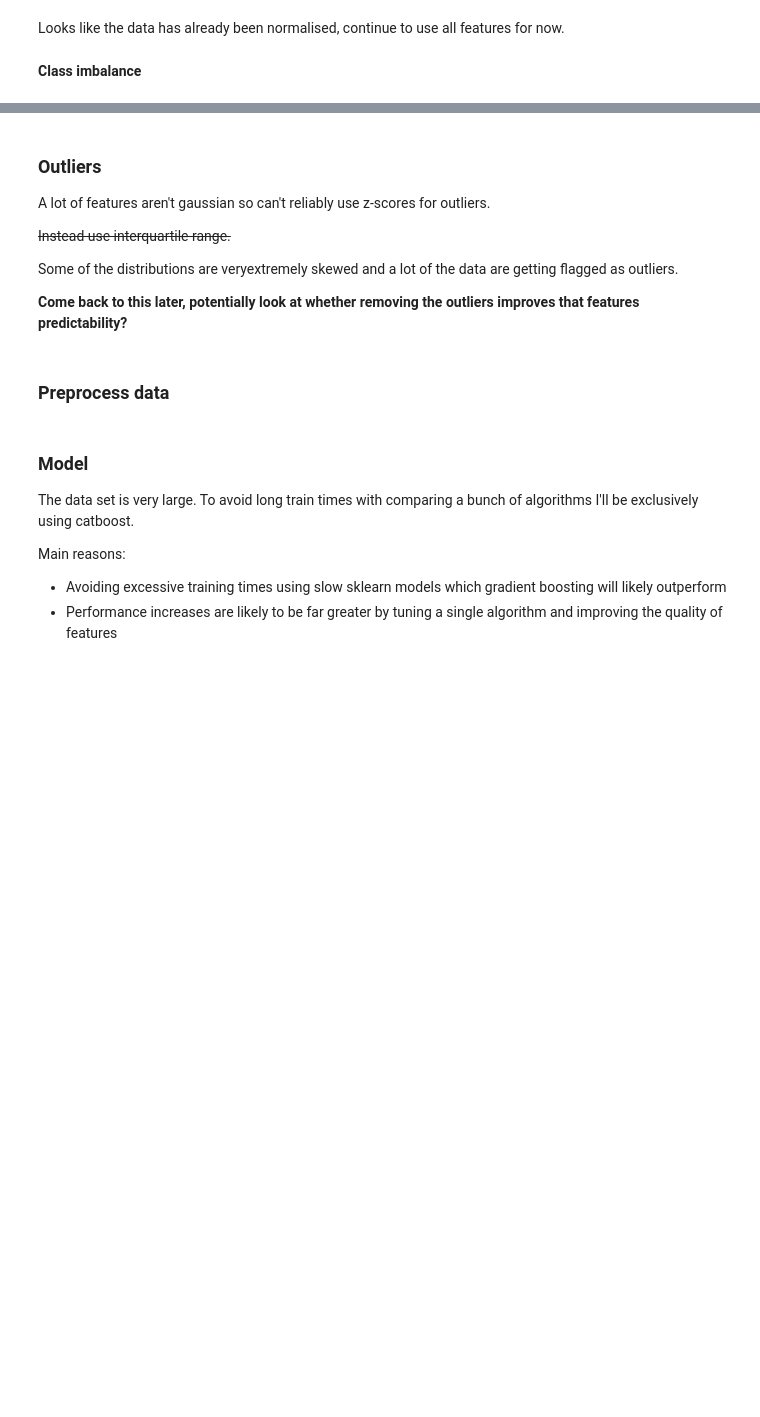
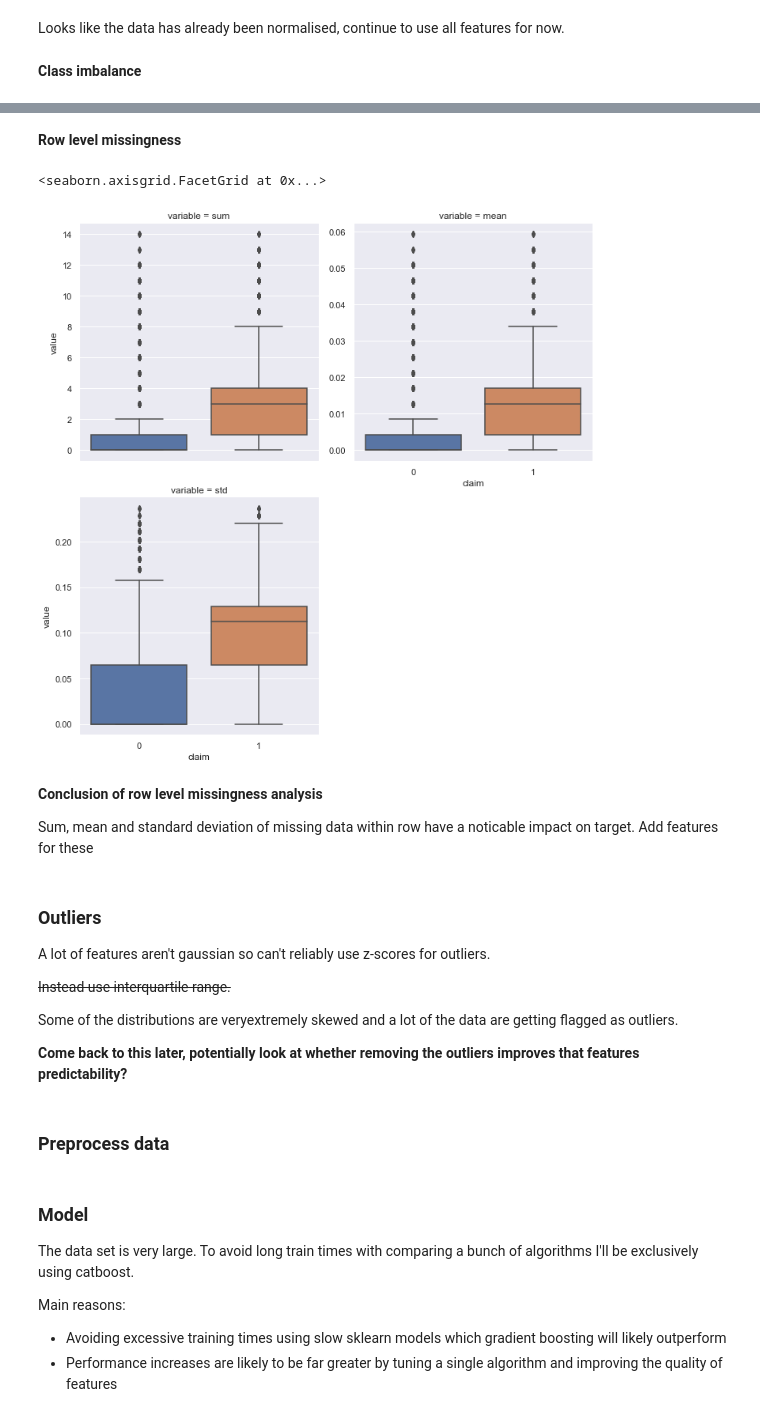
Before and after one commit to jdidcote/kaggle-competitions, a Jupyter notebook: tabular-playground-series-sep-2021/main.ipynb, the cells around one changed output, grey strips where cells are left out. Saved outputs shown, nothing was run; the diff lists cells and outputs as text; code cells hidden in the pictures; blank space fills up the shorter version.

```diff
--- a/tabular-playground-series-sep-2021/main.ipynb
+++ b/tabular-playground-series-sep-2021/main.ipynb
@@ -103,0 +163,71 @@ train_sample['claim'].value_counts() / len(train_sample)
+# %%
+%%capture
+
+def add_imputed_features(df):
+    df = df.copy()
+
+    try:
+        feature_cols = list(df.drop('claim', axis=1).columns)
+    except:
+        feature_cols = list(df.columns)
+
+    for feature_col in feature_cols:
+        df[f"{feature_col}_imputed"] = np.where(df[feature_col].isna(), 1, 0)
+
+    return df
+
+train = add_imputed_features(train)
+
+pipeline["add_imputed_features"] = (add_imputed_features, None)
+# %% [markdown]
+**Row level missingness**
+# %%
+def get_row_level_missingness(df):
+    """
+    Get high level row missingness statistics and look at impact
+    on target
+    """
+    df_no_target = df.copy().drop('claim', axis=1)
+
+    try:
+        df_no_target = df.copy().drop('claim', axis=1)
+    except:
+        df_no_target = df.copy()
+
+    any_missing = df_no_target.isna().any(axis=1)
+    any_missing = any_missing.to_frame(name="any")
+
+    sum_missing = df_no_target.isna().sum(axis=1)
+    sum_missing = sum_missing.to_frame(name="sum")
+
+    mean_missing = df_no_target.isna().mean(axis=1)
+    mean_missing = mean_missing.to_frame(name="mean")
+
+    std_missing = df_no_target.isna().std(axis=1)
+    std_missing = std_missing.to_frame(name="std")
+
+    row_missing = pd.concat([
+        any_missing,
+        sum_missing,
+        mean_missing,
+        std_missing,
+        train['claim']
+    ], axis=1)
+
+    return row_missing
+
+row_missingness = get_row_level_missingness(train)
+
+sns.catplot(
+    data=row_missingness.drop('any', axis=1).melt(id_vars='claim'),
+    x='claim', y='value',
+    col='variable', kind='box', col_wrap=2,
+    sharey=False
+)
+# %% [output]
+<seaborn.axisgrid.FacetGrid at 0x...>
+[figure, added]
+# %% [markdown]
+**Conclusion of row level missingness analysis**
+
+Sum, mean and standard deviation of missing data within row have a noticable impact on target. Add features for these
```
Also changed, not shown: parts of 24 cells of this notebook.
